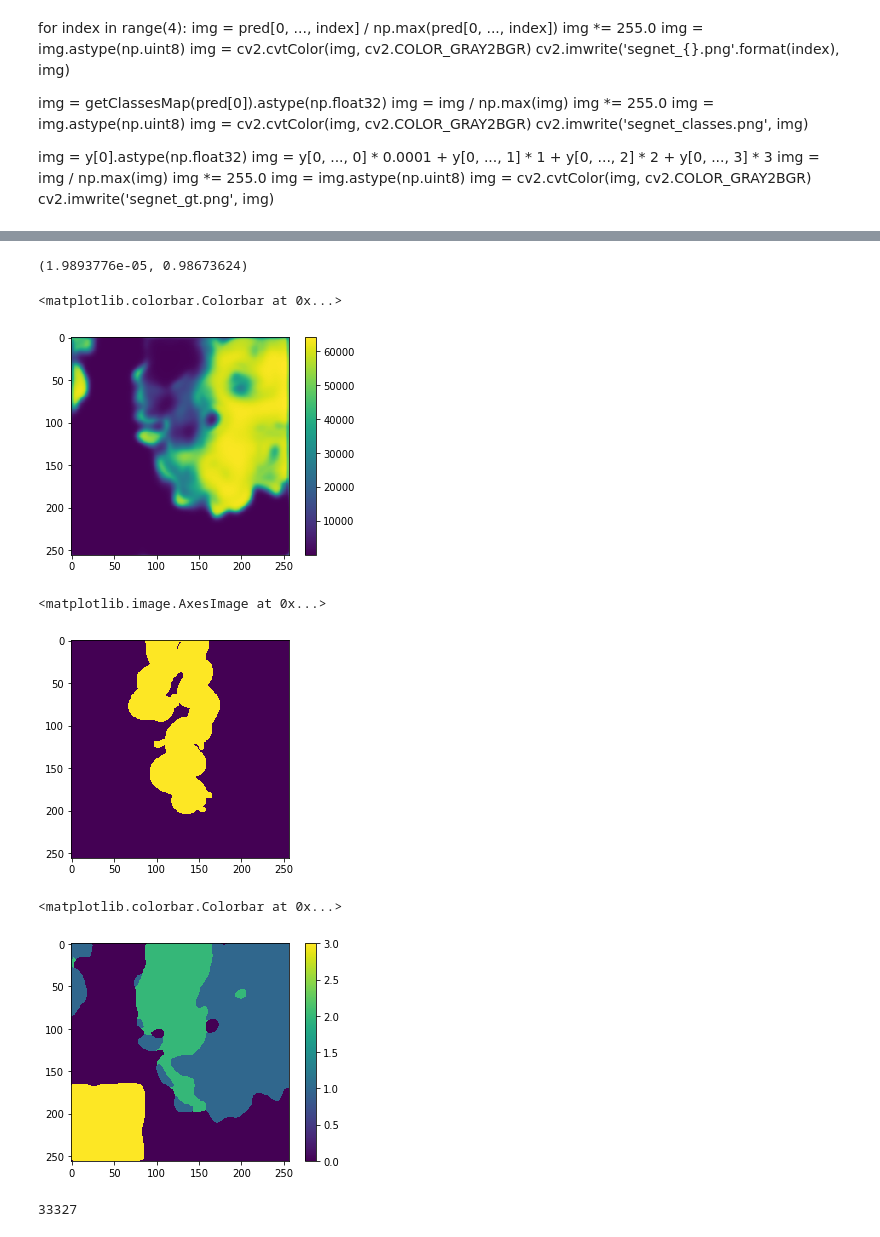
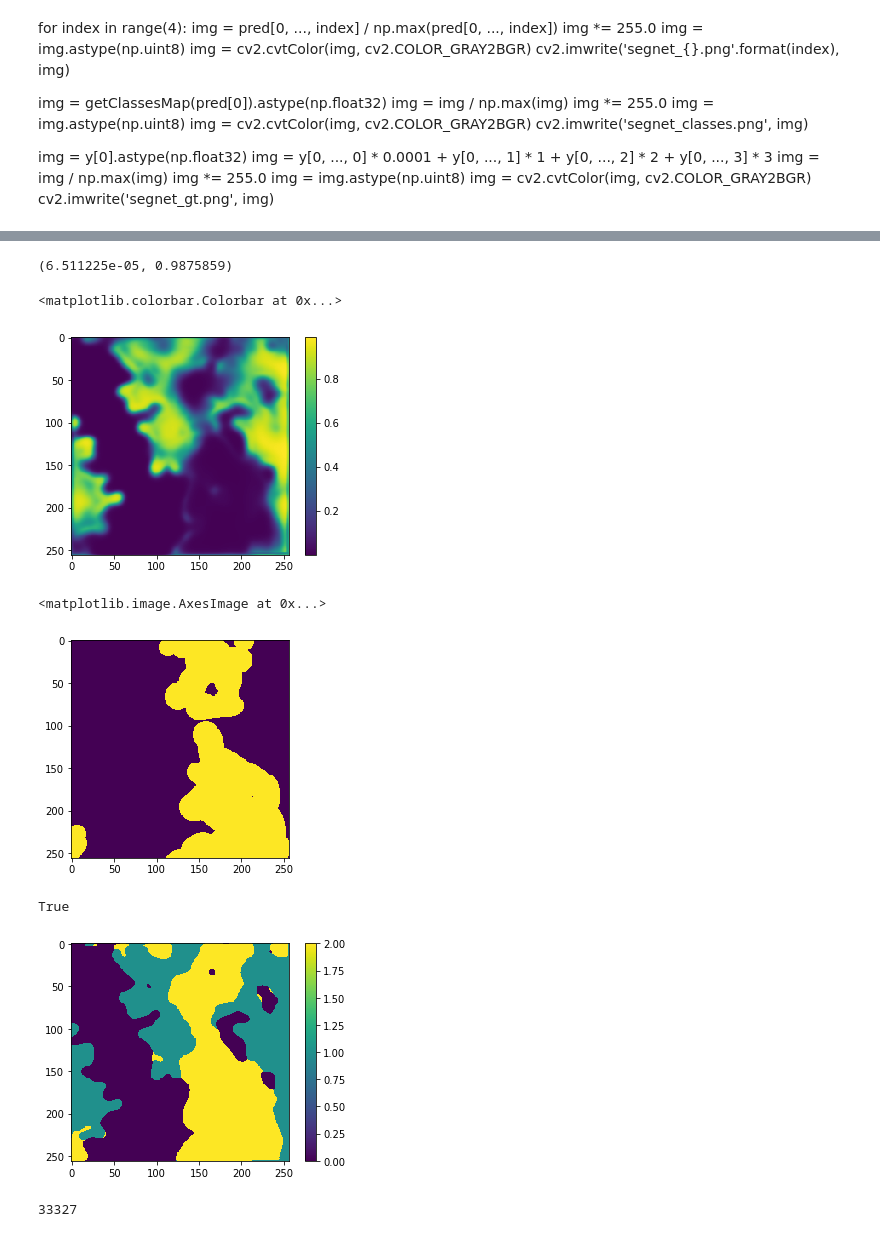
Before and after one commit to Ashgun/cv_fields_semantic-segmentation, a Jupyter notebook: train_segnet.ipynb, the cells around one changed output, grey strips where cells are left out. Drawn from its saved outputs; the diff is of its cells as text; code cells hidden in the pictures.

```diff
--- a/train_segnet.ipynb
+++ b/train_segnet.ipynb
@@ -413,8 +413,8 @@ ok_cnt, required, valid, errors
 # %% [markdown]
 ### Image by image segmentation
 # %%
-img_name = './validation/sample_4.png'
-mask_name = './validation/sample_4_mask.png'
+img_name = './validation/sample_38.png'
+mask_name = './validation/sample_38_mask.png'
 x,y = prepare_image_and_mask_for_prediction(img_name, mask_name)
 # %%
 pred = model1.predict(x)
@@ -448,24 +462,28 @@ cv2.imwrite('segnet_gt.png', img)
 # %%
 np.min(pred[0, ..., 1]),np.max(pred[0, ..., 1])
 # %% [output]
-(1.9893776e-05, 0.98673624)
+(6.511225e-05, 0.9875859)
 # %%
 im_0_1 = plt.imshow(pred[0, ..., 1])
 plt.colorbar(im_0_1)
 # %% [output]
 <matplotlib.colorbar.Colorbar at 0x...>
-[figure, old version]
+[figure, new version]
 # %%
 plt.imshow(y[0, ..., 2])
 # %% [output]
 <matplotlib.image.AxesImage at 0x...>
-[figure, old version]
+[figure, new version]
 # %%
 im_0_1 = plt.imshow(getClassesMap(pred[0]))
 plt.colorbar(im_0_1)
+
+img = (getClassesMap(pred[0]) * 255. / 3).astype(np.uint8)
+img = cv2.applyColorMap(img, cv2.COLORMAP_JET)
+cv2.imwrite("sample_32_segnet.png", img)
 # %% [output]
-<matplotlib.colorbar.Colorbar at 0x...>
+True
-[figure, old version]
+[figure, new version]
 # %%
 sum(sum(getClassesMap(pred)))
 # %% [output]
```
Also changed, not shown: parts of 4 cells of this notebook, 2 other files.
